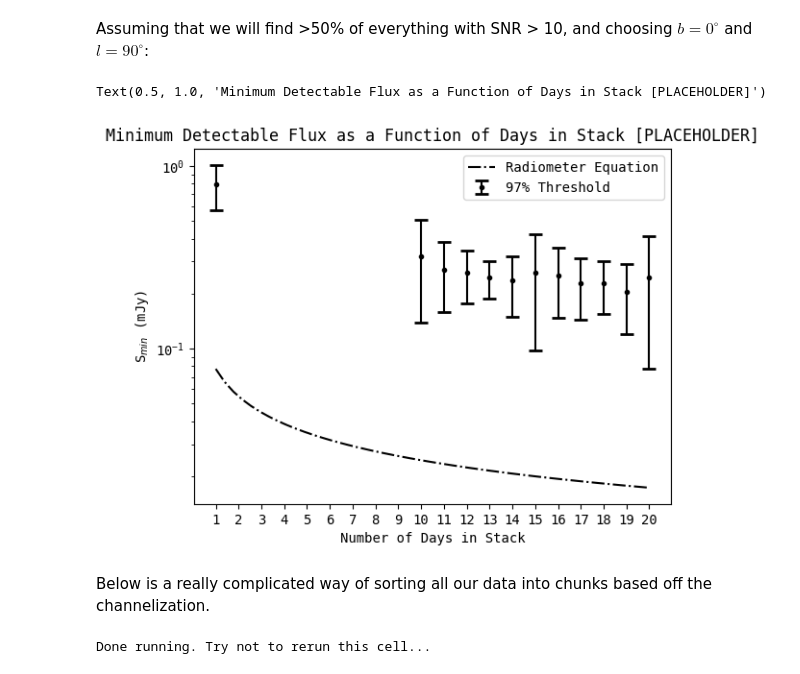
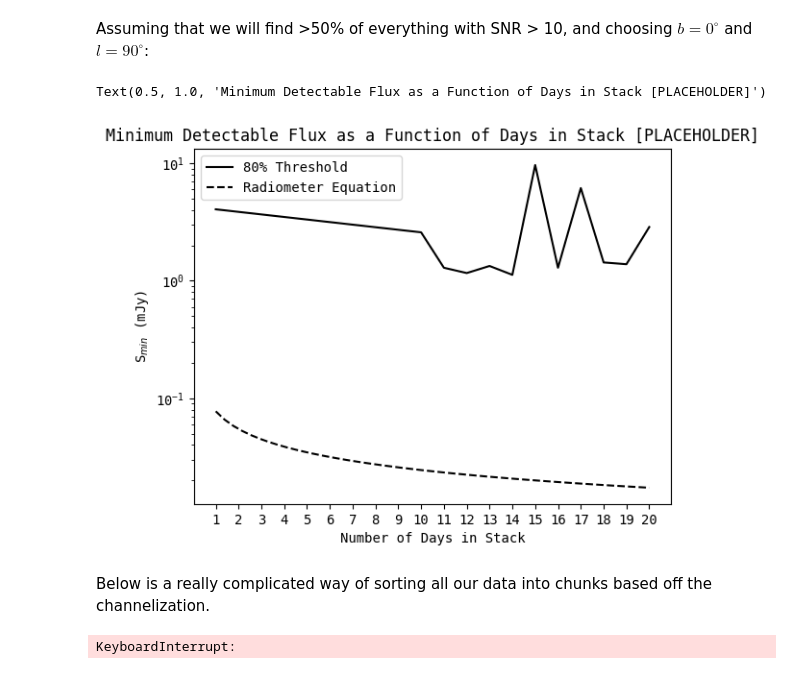
Before and after one commit to chime-sps/Transmissivity, a Jupyter notebook: results/sensitivity_dropoff.ipynb, the cells around one changed output. Drawn from its saved outputs; the diff is of its cells as text; code cells hidden in the pictures.

```diff
--- a/results/sensitivity_dropoff.ipynb
+++ b/results/sensitivity_dropoff.ipynb
@@ -114,8 +114,11 @@ S_err1_down = np.zeros(len(data))
 
 for i in range(len(data)):
 
+
+    f_mask = (data[i][:, f_idx] > 1) & (data[i][:, f_idx] < 5)
+
     _, S_sens, S_smooth = au.get_sensitivity(
-        data[i],
+        data[i][f_mask],
         *(S_idx, S_bins, S_dev)
     )
 
@@ -125,13 +128,13 @@ for i in range(len(data)):
 
     S_curve[i] = S_sens
     #S_smooth = gaussian_filter(S_sens, 3)
-    S_50[i] = np.max(S_bins[np.where(S_smooth < 0.5)[0]])
+    S_50[i] = np.max(S_bins[np.where(S_smooth < 0.97)[0]])
     S_10[i] = np.max(S_bins[np.where(S_smooth < 0.1)[0]])
     S_1[i] = np.max(S_bins[np.where(S_smooth < 0.01)[0]])
 
-    p_80_idx = np.where(S_smooth < 0.5)[0][-1]
+    p_80_idx = np.where(S_smooth < 0.97)[0][-1]
     local_std50 = np.std(S_sens[p_80_idx - 10: p_80_idx + 10])
-    S_err50_up[i] = np.max(S_bins[np.where(S_smooth < 0.5 + local_std50)[0]])
+    S_err50_up[i] = np.max(S_bins[np.where(S_smooth < 0.8 + local_std50)[0]])
 
     p_10_idx = np.where(S_smooth < 0.1)[0][-1]
     local_std10 = np.std(S_sens[p_10_idx - 10:p_10_idx + 10])
@@ -313,7 +317,7 @@ def get_intrachannel_time(DM, maxDM):
 
     return t_intrachannel
 
-def radiometer(f, DM, SNR, FWHM, maxDM, Ndays = 14):
+def radiometer(f, DM, SNR, FWHM, maxDM, Ndays = 1):
 
     FWHM /= f #in s
     tau = Ndays * 10 * 60
@@ -342,24 +346,23 @@ def get_Scurve(f, DM, maxDM, SNR = 10, FWHM = 0.01):
 # %%
 N = np.arange(1, 20)
 
 Smin = radiometer(1, 10., 10., 0.01, 354, many_days)
 
 #plt.plot(N, Smin)
-plt.errorbar(days, S_50, yerr = S_err50_up, label = '97% Threshold', color = 'black',
-             fmt = '.', capsize=5, capthick=2)
+plt.plot(days, S_50, label = '80% Threshold', color = 'black')
 # plt.plot(many_days, S_50[0] / np.sqrt(many_days), '--', color = 'black',
 #          label = r'$\frac{S_{N = 1}(80\%)}{\sqrt{N}}$')
-plt.plot(many_days, Smin, '-.', color = 'black',
+plt.plot(many_days, Smin, '--', color = 'black',
          label = 'Radiometer Equation')
 plt.legend()
 plt.xticks(range(1, 21))
 plt.xlabel('Number of Days in Stack')
 plt.ylabel(r'S$_{min}$ (mJy)')
 plt.yscale('log')
 plt.title('Minimum Detectable Flux as a Function of Days in Stack [PLACEHOLDER]')
 # %% [output]
 Text(0.5, 1.0, 'Minimum Detectable Flux as a Function of Days in Stack [PLACEHOLDER]')
-[figure, old version]
+[figure, new version]
 # %% [markdown]
 Below is a really complicated way of sorting all our data into chunks based off the channelization.
 # %%
@@ -411,7 +414,7 @@ data_16k = np.asarray(data_16k)
 
 print('Done running. Try not to rerun this cell...')
 # %% [output]
-Done running. Try not to rerun this cell...
+KeyboardInterrupt:
 # %%
 f_bins = np.logspace(np.log10(0.05), np.log10(250), 300)
 f_dev = 30
```
Also changed, not shown: parts of 6 cells of this notebook.
